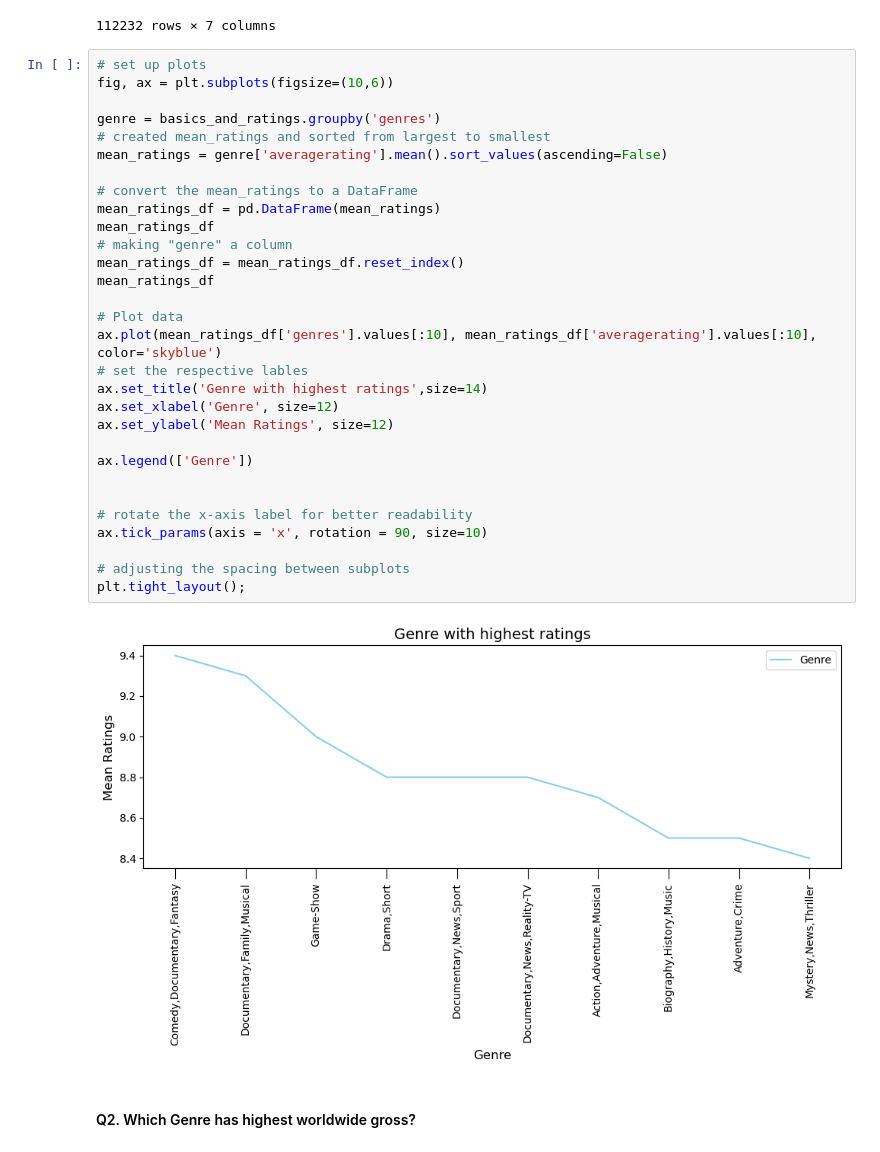
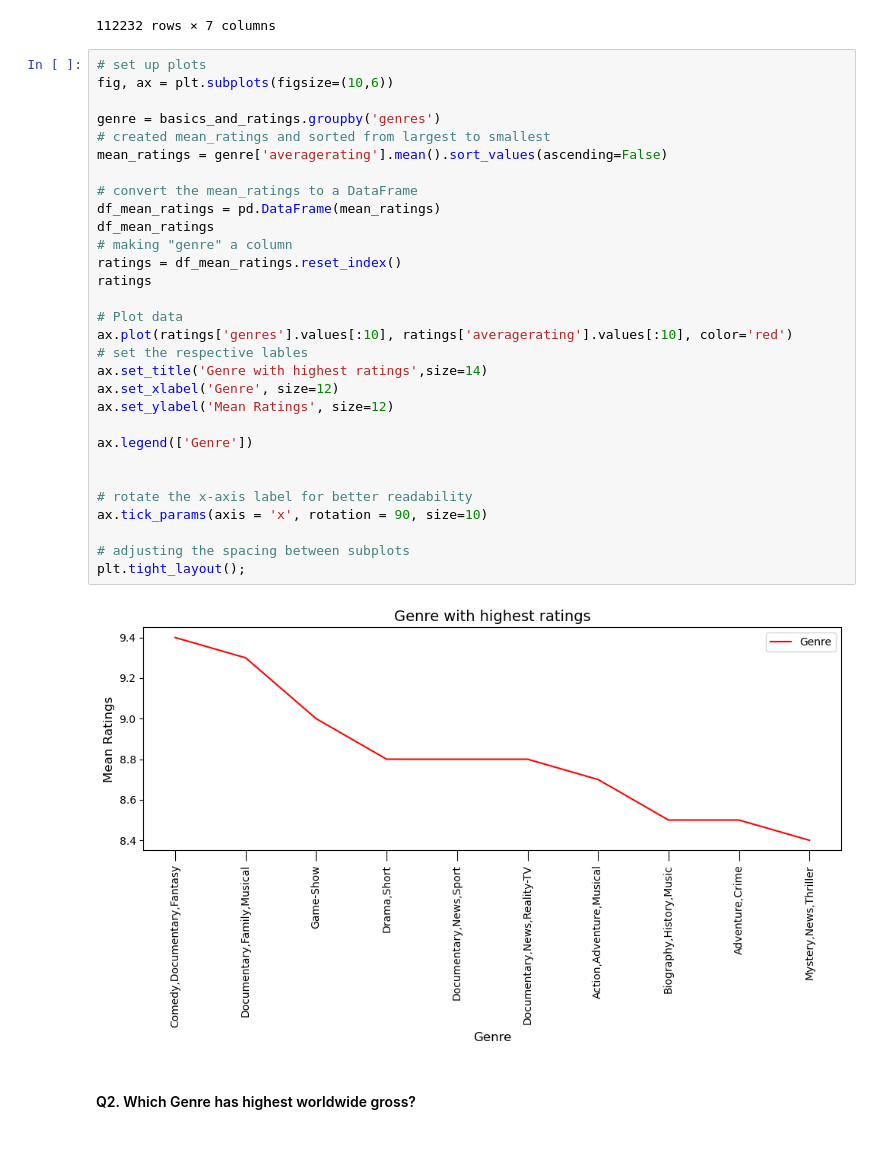
Before and after one commit to wanjikuciku/Phase-1-Project, a Jupyter notebook: project.ipynb, the cells around one changed output. Saved outputs shown, nothing was run; the diff lists cells and outputs as text.

```diff
--- a/project.ipynb
+++ b/project.ipynb
@@ -799,35 +799,35 @@ basics_and_ratings
 # %%
 # set up plots
 fig, ax = plt.subplots(figsize=(10,6))
 
 genre = basics_and_ratings.groupby('genres')
 # created mean_ratings and sorted from largest to smallest
 mean_ratings = genre['averagerating'].mean().sort_values(ascending=False)
 
 # convert the mean_ratings to a DataFrame
-mean_ratings_df = pd.DataFrame(mean_ratings)
-mean_ratings_df
+df_mean_ratings = pd.DataFrame(mean_ratings)
+df_mean_ratings
 # making "genre" a column
-mean_ratings_df = mean_ratings_df.reset_index()
-mean_ratings_df
+ratings = df_mean_ratings.reset_index()
+ratings
 
 # Plot data
-ax.plot(mean_ratings_df['genres'].values[:10], mean_ratings_df['averagerating'].values[:10], color='skyblue')
+ax.plot(ratings['genres'].values[:10], ratings['averagerating'].values[:10], color='red')
 # set the respective lables
 ax.set_title('Genre with highest ratings',size=14)
 ax.set_xlabel('Genre', size=12)
 ax.set_ylabel('Mean Ratings', size=12)
 
 ax.legend(['Genre'])
 
 
 # rotate the x-axis label for better readability
 ax.tick_params(axis = 'x', rotation = 90, size=10)
 
 # adjusting the spacing between subplots
 plt.tight_layout();
 # %% [output]
-[figure, old version]
+[figure, new version]
 # %% [markdown]
 #### Q2. Which Genre has highest worldwide gross?
 # %% [markdown]
```
Also changed, not shown: parts of 1 cell of this notebook.
